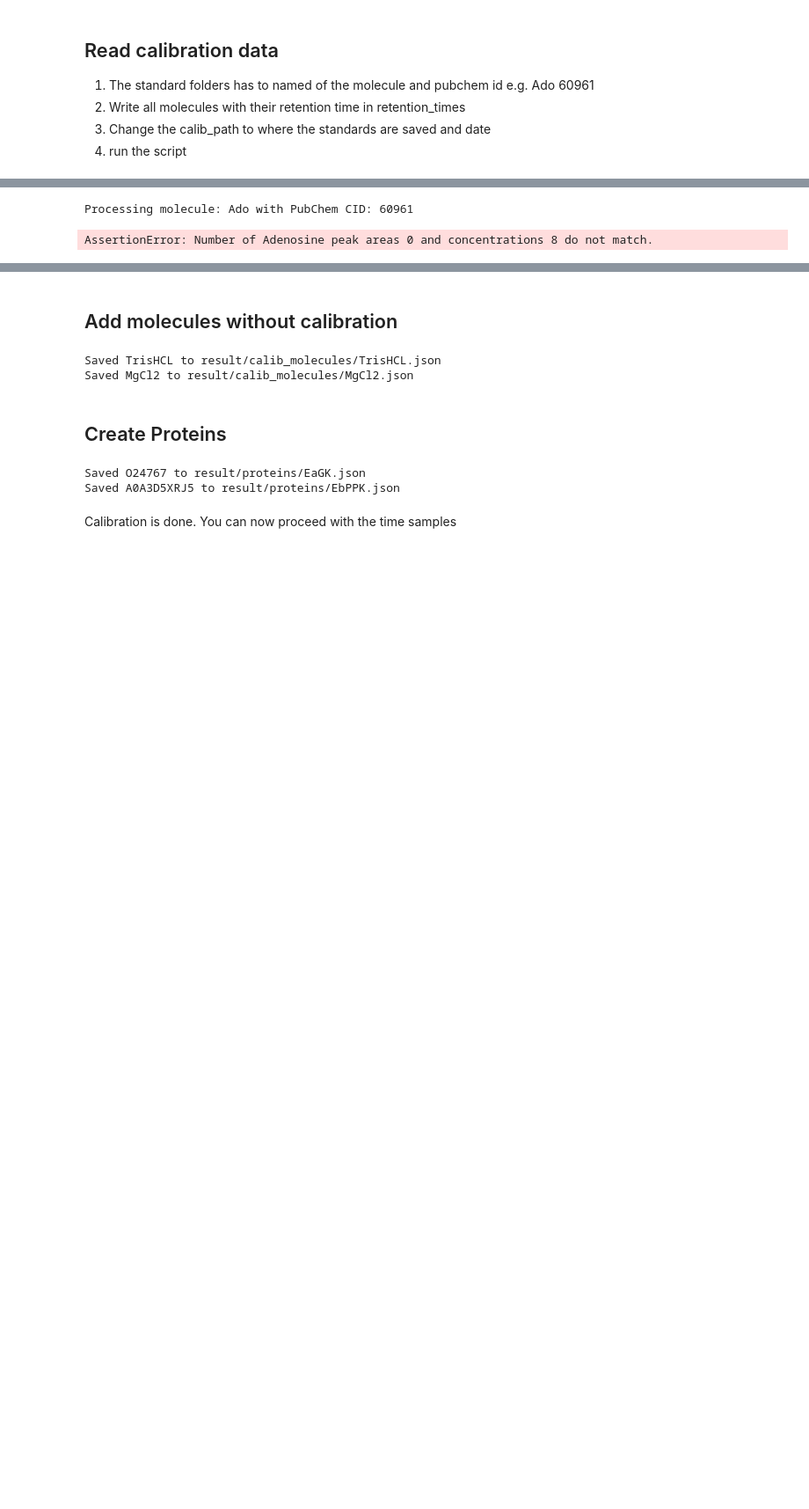
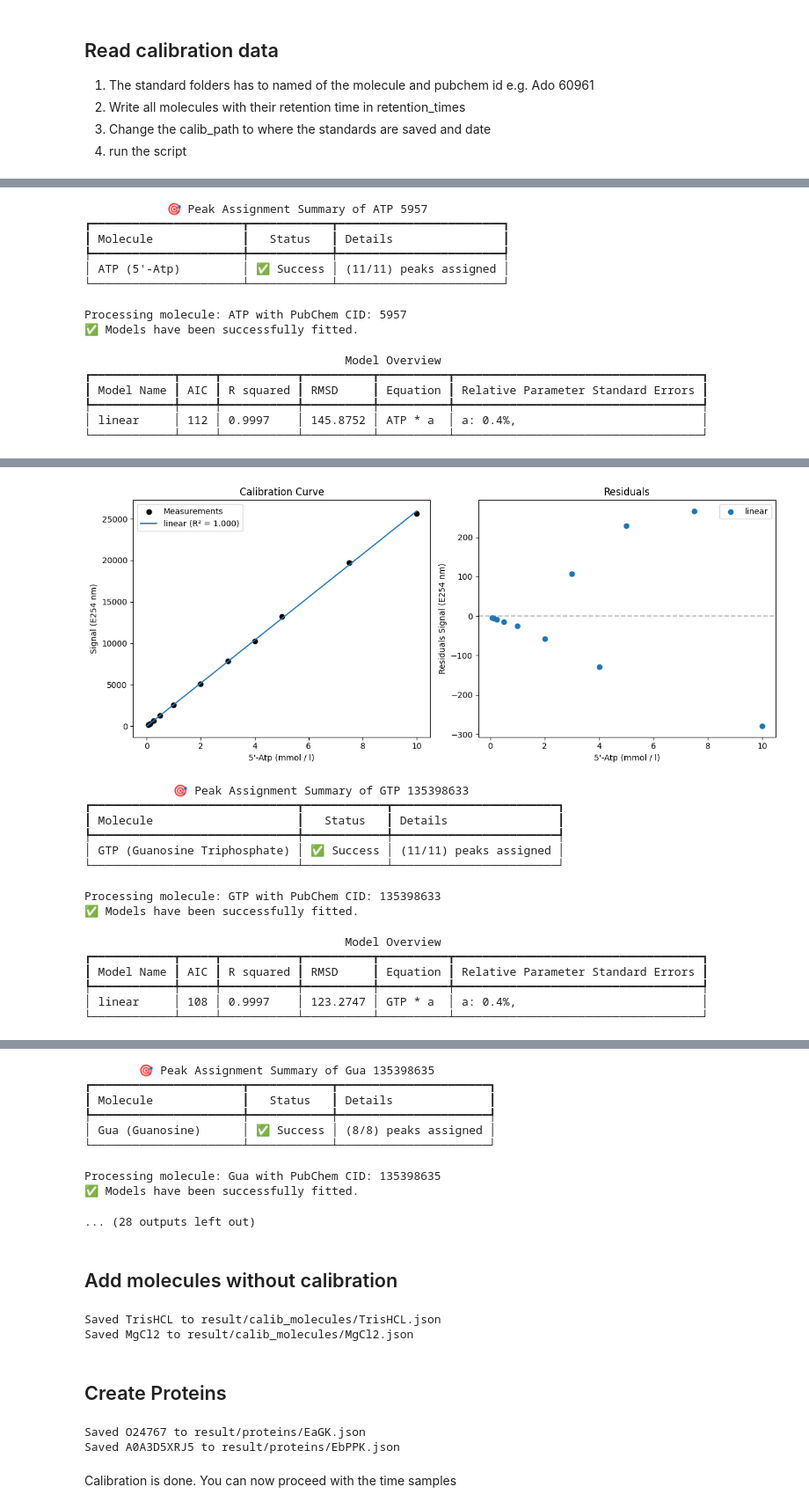
Before and after one commit to J4n-Nikl4s/HPLC_automatic_pre-processing, a Jupyter notebook: HPLC_molecule_creation.ipynb, the cells around one changed output, grey strips where cells are left out. Shown: that part at 88% size. Drawn from its saved outputs; the diff is of its cells as text; code cells hidden in the pictures; blank space fills up the shorter version.

Commit message:
Added missing `assign_all_peaks()` method

```diff
--- a/HPLC_molecule_creation.ipynb
+++ b/HPLC_molecule_creation.ipynb
@@ -32,5 +32,4 @@ Loading calibration data from: data\20251016_standards
 # %%
-
 # loop over all the folders in the calibration data
 for molecule_path in calib_path.iterdir():
     name_and_id_list = molecule_path.name.split(" ")
@@ -54,15 +53,30 @@ for molecule_path in calib_path.iterdir():
         retention_tolerance=0.4,
         wavelength=wavelength,
     )
-    print(f"Processing molecule: {molecule.id} with PubChem CID: {molecule.pubchem_cid}")
+    analyzer.assign_all_peaks()
+    print(
+        f"Processing molecule: {molecule.id} with PubChem CID: {molecule.pubchem_cid}"
+    )
     # run calibrator
     analyzer.add_standard(molecule=molecule, wavelength=wavelength, visualize=True)
-    savepath = "result/calib_molecules"+date+"standards"
+    savepath = "result/calib_molecules" + date + "standards"
     # create directory if it does not exist
     if not os.path.exists(savepath):
         os.makedirs(savepath)
     # save molecule including the fitted calibration model to file
     molecule.save_json(os.path.join(savepath, f"{molecule.id}.json"))
 # %% [output]
-Processing molecule: Ado with PubChem CID: 60961
+            🎯 Peak Assignment Summary of ATP 5957
+┏━━━━━━━━━━━━━━━━━━━━━━┳━━━━━━━━━━━━┳━━━━━━━━━━━━━━━━━━━━━━━━┓
+┃ Molecule             ┃   Status   ┃ Details                ┃
+┡━━━━━━━━━━━━━━━━━━━━━━╇━━━━━━━━━━━━╇━━━━━━━━━━━━━━━━━━━━━━━━┩
+│ ATP (5'-Atp)         │ ✅ Success │ (11/11) peaks assigned │
+└──────────────────────┴────────────┴────────────────────────┘
-AssertionError: Number of Adenosine peak areas 0 and concentrations 8 do not match.
+Processing molecule: ATP with PubChem CID: 5957
+✅ Models have been successfully fitted.
+                                      Model Overview
+┏━━━━━━━━━━━━┳━━━━━┳━━━━━━━━━━━┳━━━━━━━━━━┳━━━━━━━━━━┳━━━━━━━━━━━━━━━━━━━━━━━━━━━━━━━━━━━━┓
+┃ Model Name ┃ AIC ┃ R squared ┃ RMSD     ┃ Equation ┃ Relative Parameter Standard Errors ┃
+┡━━━━━━━━━━━━╇━━━━━╇━━━━━━━━━━━╇━━━━━━━━━━╇━━━━━━━━━━╇━━━━━━━━━━━━━━━━━━━━━━━━━━━━━━━━━━━━┩
+│ linear     │ 112 │ 0.9997    │ 145.8752 │ ATP * a  │ a: 0.4%,                           │
+└────────────┴─────┴───────────┴──────────┴──────────┴────────────────────────────────────┘
@@ -68,0 +84,15 @@ AssertionError: Number of Adenosine peak areas 0 and concentrations 8 do not mat
+[figure, added]
+             🎯 Peak Assignment Summary of GTP 135398633
+┏━━━━━━━━━━━━━━━━━━━━━━━━━━━━━━┳━━━━━━━━━━━━┳━━━━━━━━━━━━━━━━━━━━━━━━┓
+┃ Molecule                     ┃   Status   ┃ Details                ┃
+┡━━━━━━━━━━━━━━━━━━━━━━━━━━━━━━╇━━━━━━━━━━━━╇━━━━━━━━━━━━━━━━━━━━━━━━┩
+│ GTP (Guanosine Triphosphate) │ ✅ Success │ (11/11) peaks assigned │
+└──────────────────────────────┴────────────┴────────────────────────┘
+Processing molecule: GTP with PubChem CID: 135398633
+✅ Models have been successfully fitted.
+                                      Model Overview
+┏━━━━━━━━━━━━┳━━━━━┳━━━━━━━━━━━┳━━━━━━━━━━┳━━━━━━━━━━┳━━━━━━━━━━━━━━━━━━━━━━━━━━━━━━━━━━━━┓
+┃ Model Name ┃ AIC ┃ R squared ┃ RMSD     ┃ Equation ┃ Relative Parameter Standard Errors ┃
+┡━━━━━━━━━━━━╇━━━━━╇━━━━━━━━━━━╇━━━━━━━━━━╇━━━━━━━━━━╇━━━━━━━━━━━━━━━━━━━━━━━━━━━━━━━━━━━━┩
+│ linear     │ 108 │ 0.9997    │ 123.2747 │ GTP * a  │ a: 0.4%,                           │
+└────────────┴─────┴───────────┴──────────┴──────────┴────────────────────────────────────┘
@@ -69,3 +101,12 @@ AssertionError: Number of Adenosine peak areas 0 and concentrations 8 do not mat
+        🎯 Peak Assignment Summary of Gua 135398635
+┏━━━━━━━━━━━━━━━━━━━━━━┳━━━━━━━━━━━━┳━━━━━━━━━━━━━━━━━━━━━━┓
+┃ Molecule             ┃   Status   ┃ Details              ┃
+┡━━━━━━━━━━━━━━━━━━━━━━╇━━━━━━━━━━━━╇━━━━━━━━━━━━━━━━━━━━━━┩
+│ Gua (Guanosine)      │ ✅ Success │ (8/8) peaks assigned │
+└──────────────────────┴────────────┴──────────────────────┘
+Processing molecule: Gua with PubChem CID: 135398635
+✅ Models have been successfully fitted.
+... (28 outputs left out)
 # %% [markdown]
 ## Add molecules without calibration
 # %%
```
Also changed, not shown: parts of 2 cells of this notebook, 11 other files.
